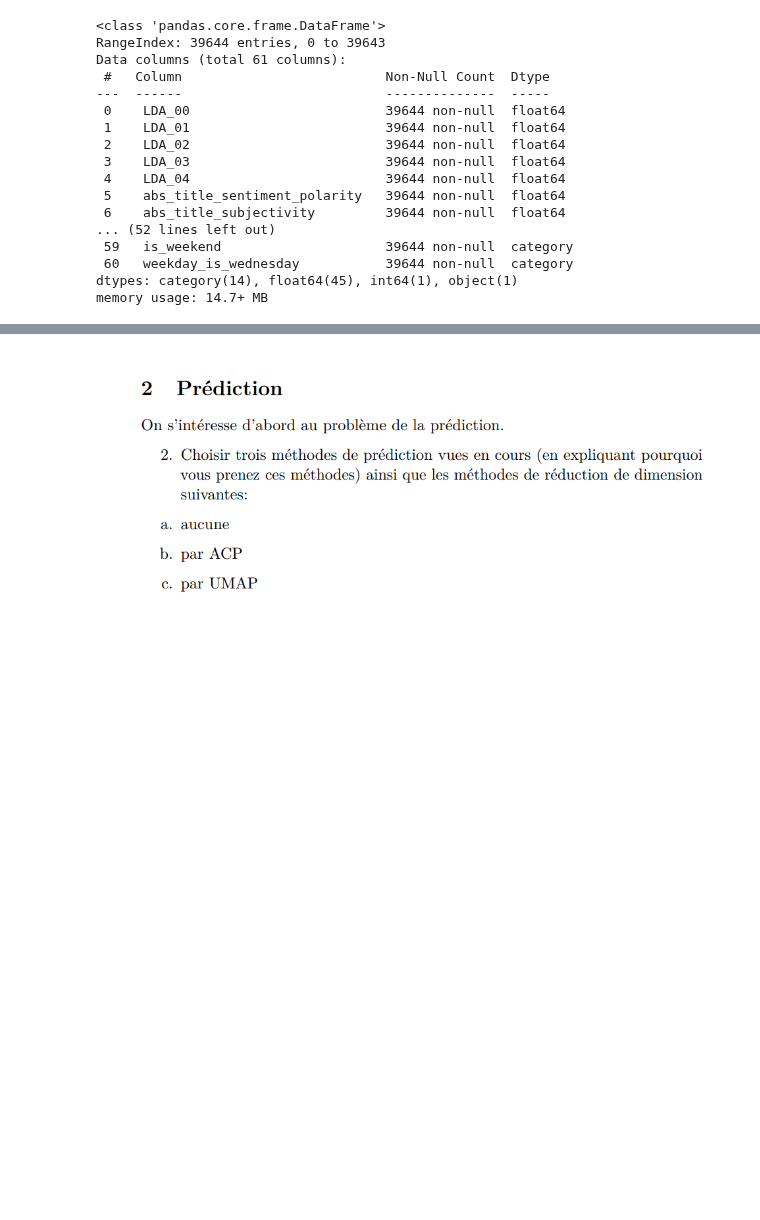
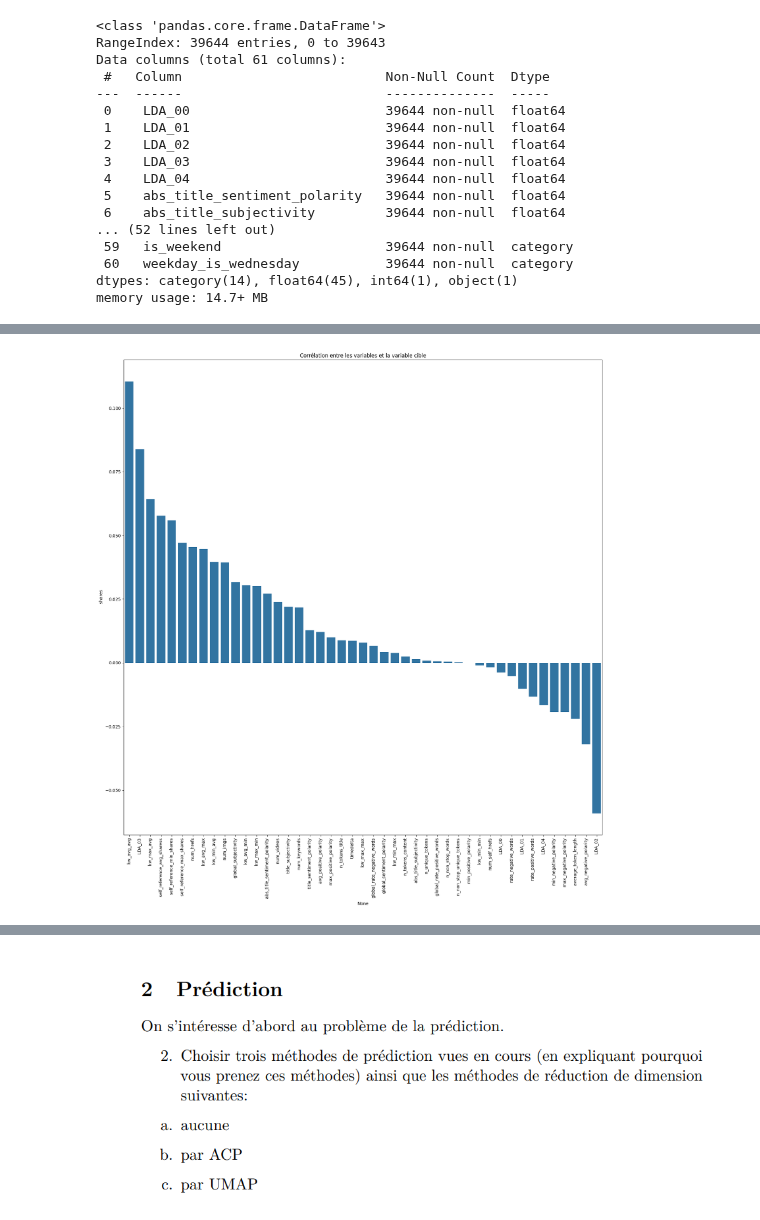
Before and after one commit to bigirimanainnocent12/Apprentissage_automatique, a Jupyter notebook: Apprentissage_Automatique.ipynb, the cells around one changed output, grey strips where cells are left out. Drawn from its saved outputs; the diff is of its cells as text; code cells hidden in the pictures; blank space fills up the shorter version.

```diff
--- a/Apprentissage_Automatique.ipynb
+++ b/Apprentissage_Automatique.ipynb
@@ -120,2 +97,0 @@ plt.show()
-# %%
-df.drop(['url',' timedelta'], axis=1, inplace=True)
@@ -141,0 +140,5 @@ memory usage: 14.1 MB
+# %%
+import matplotlib.pyplot as plt
+import seaborn as sns
+t=df.select_dtypes(include=["int64","float"])
+t.corr()[" shares"].sort_values(ascending=False)[1:]
@@ -141,0 +164,8 @@ memory usage: 14.1 MB
+# %%
+plt.figure(figsize=(20,20),dpi=100)
+sns.barplot(x=t.corr()[" shares"].sort_values(ascending=False)[1:].index,y=t.corr()[" shares"].sort_values(ascending=False)[1:],orient='v')
+plt.xticks(rotation=90)
+plt.title("Corrélation entre les variables et la variable cible")
+plt.show()
+# %% [output]
+[figure, added]
```
Also changed, not shown: parts of 28 cells of this notebook.
